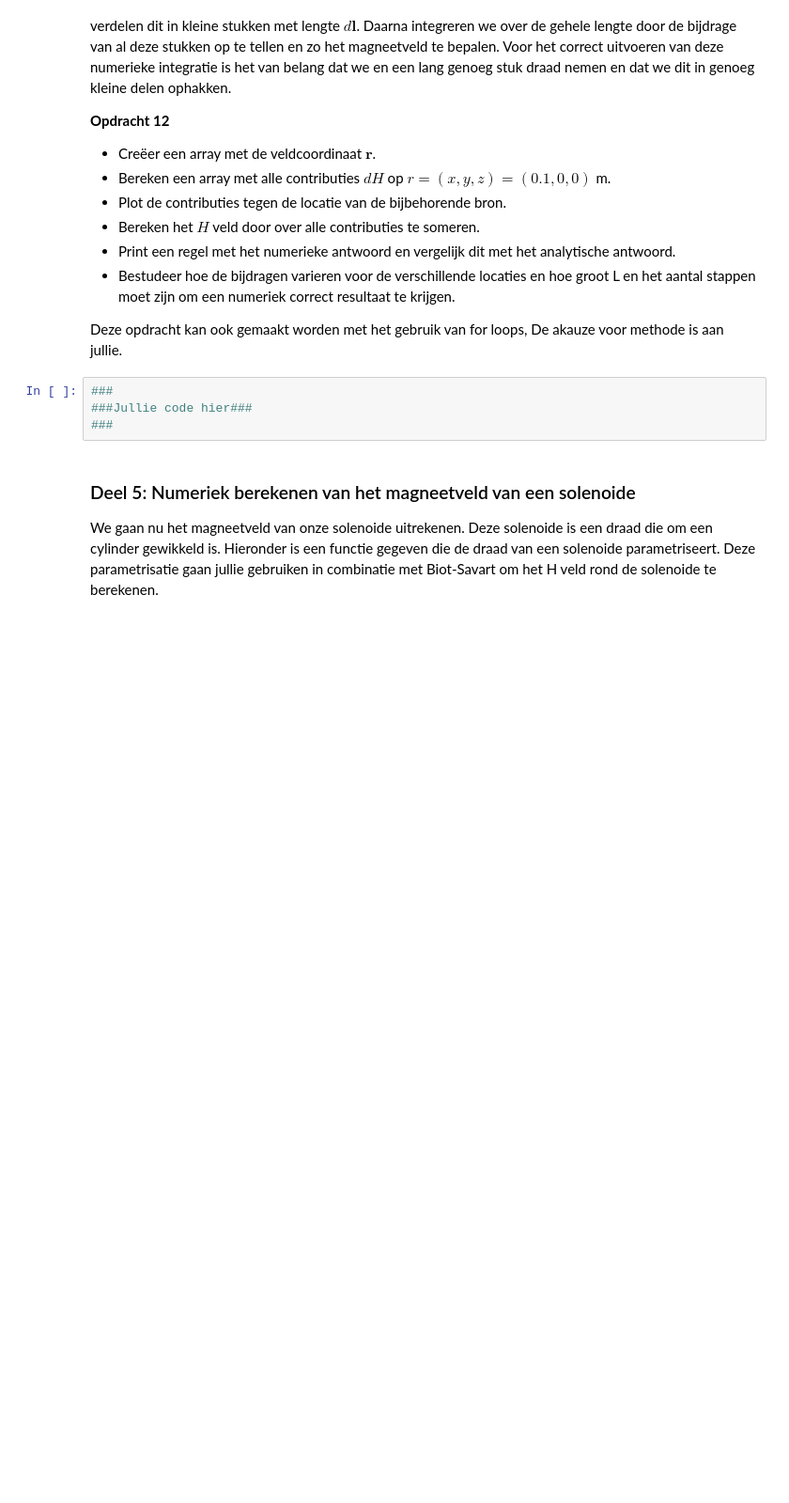
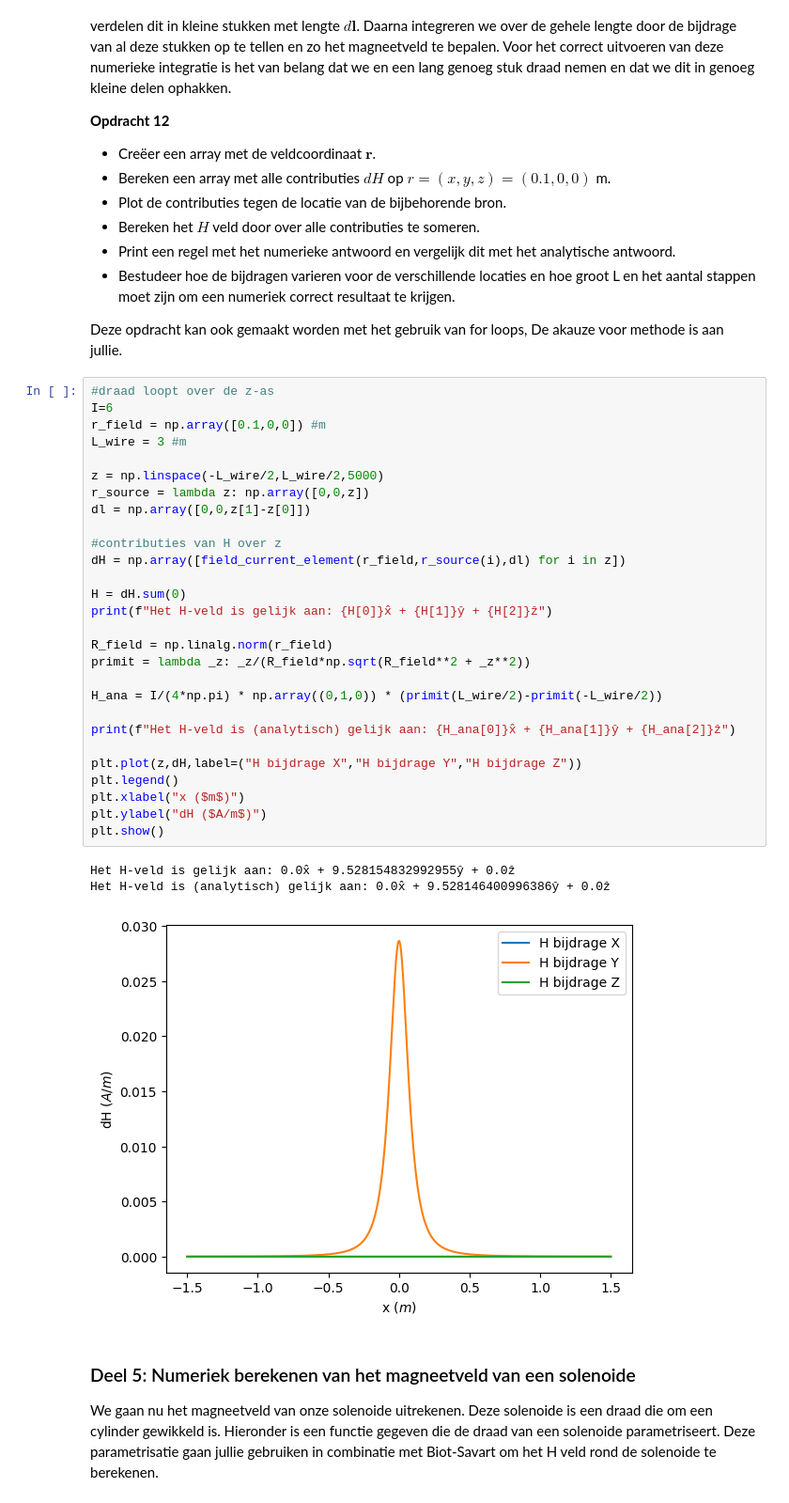
Before and after one commit to sjiemen/DEF_opdrachten_fork, a Jupyter notebook: DigitaleOntwerpopdrachten/2KrachtactuatorOpdracht/2KrachtactuatorOpdracht/KrachtactuatorOpdracht.ipynb, the cells around one changed output. Shown at 94% size. Saved outputs shown, nothing was run; the diff lists cells and outputs as text; blank space fills up the shorter version.

```diff
--- a/DigitaleOntwerpopdrachten/2KrachtactuatorOpdracht/2KrachtactuatorOpdracht/KrachtactuatorOpdracht.ipynb
+++ b/DigitaleOntwerpopdrachten/2KrachtactuatorOpdracht/2KrachtactuatorOpdracht/KrachtactuatorOpdracht.ipynb
@@ -362,9 +359,37 @@ Nu gaan we met behulp van de numerieke implementatie van de wet van Biot-Savart
 
 Deze opdracht kan ook gemaakt worden met het gebruik van for loops, De akauze voor methode is aan jullie.
 # %%
-###
-###Jullie code hier###
-###
+#draad loopt over de z-as
+I=6
+r_field = np.array([0.1,0,0]) #m
+L_wire = 3 #m
+
+z = np.linspace(-L_wire/2,L_wire/2,5000)
+r_source = lambda z: np.array([0,0,z])
+dl = np.array([0,0,z[1]-z[0]])
+
+#contributies van H over z
+dH = np.array([field_current_element(r_field,r_source(i),dl) for i in z])
+
+H = dH.sum(0)
+print(f"Het H-veld is gelijk aan: {H[0]}x̂ + {H[1]}ŷ + {H[2]}ẑ")
+
+R_field = np.linalg.norm(r_field)
+primit = lambda _z: _z/(R_field*np.sqrt(R_field**2 + _z**2))
+
+H_ana = I/(4*np.pi) * np.array((0,1,0)) * (primit(L_wire/2)-primit(-L_wire/2))
+
+print(f"Het H-veld is (analytisch) gelijk aan: {H_ana[0]}x̂ + {H_ana[1]}ŷ + {H_ana[2]}ẑ")
+
+plt.plot(z,dH,label=("H bijdrage X","H bijdrage Y","H bijdrage Z"))
+plt.legend()
+plt.xlabel("x ($m$)")
+plt.ylabel("dH ($A/m$)")
+plt.show()
+# %% [output]
+Het H-veld is gelijk aan: 0.0x̂ + 9.528154832992955ŷ + 0.0ẑ
+Het H-veld is (analytisch) gelijk aan: 0.0x̂ + 9.528146400996386ŷ + 0.0ẑ
+[figure, added]
 # %% [markdown]
 ### Deel 5: Numeriek berekenen van het magneetveld van een solenoide
 
```
Also changed, not shown: parts of 23 cells of this notebook.
